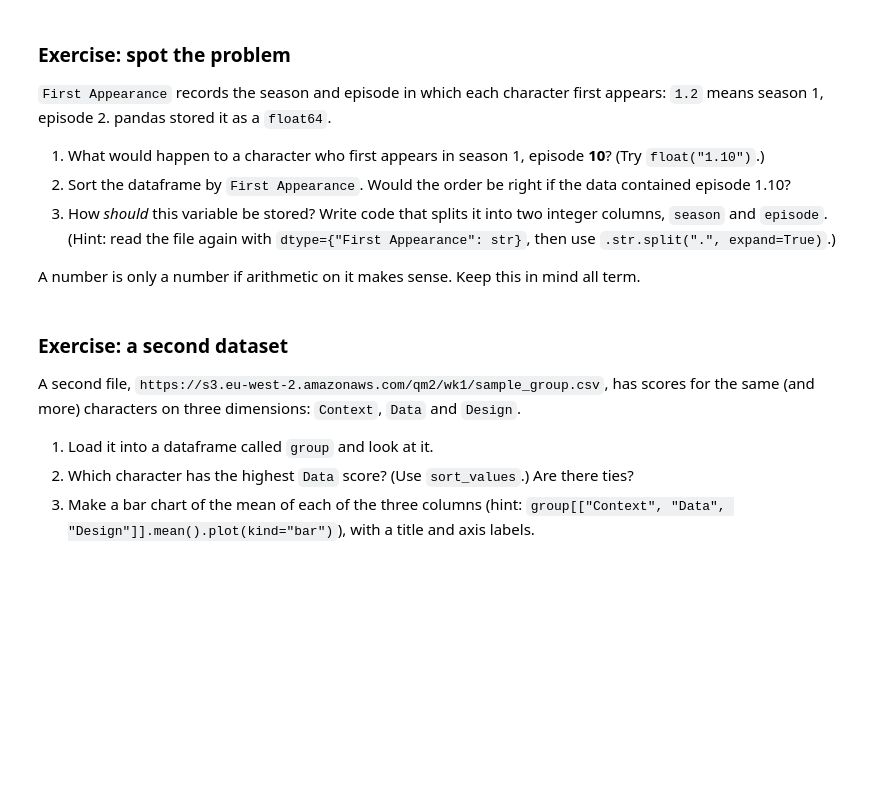
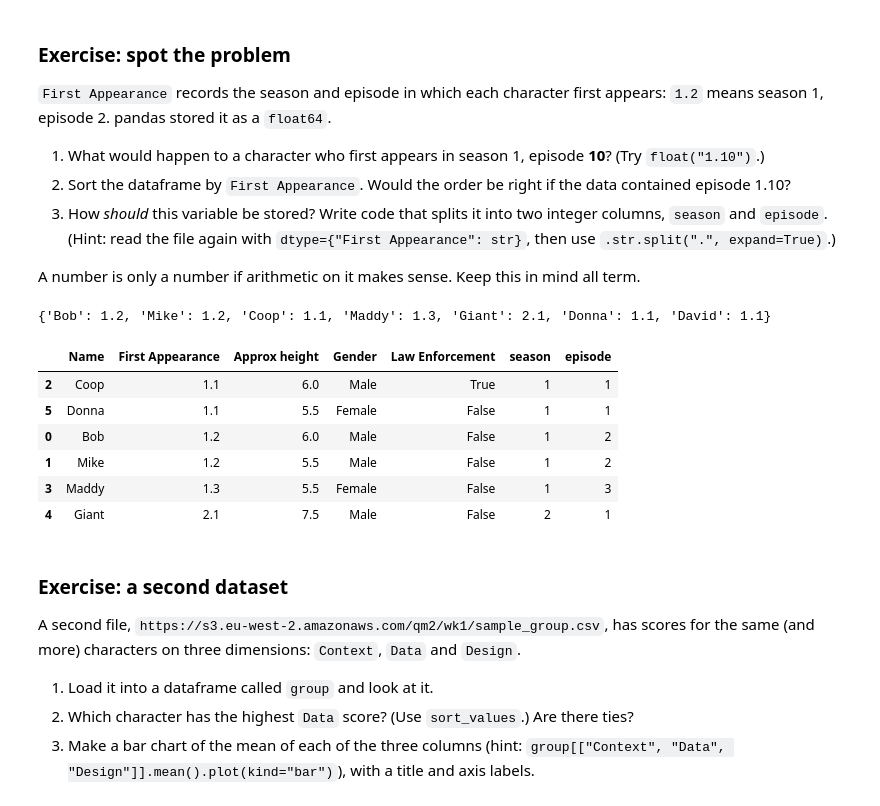
Before and after one commit to farahby25-hub/QM2, a Jupyter notebook: notebooks/W01. Python Recap.ipynb, the cells around one changed output. Saved outputs shown, nothing was run; the diff lists cells and outputs as text; code cells hidden in the pictures; blank space fills up the shorter version.

```diff
--- a/notebooks/W01. Python Recap.ipynb
+++ b/notebooks/W01. Python Recap.ipynb
@@ -128,0 +132,14 @@ Print (1) the third element of `heights`, and (2) the value in `first_appearance
+# %%
+# Restore the built-in print function if it was overridden
+try:
+    del print
+except NameError:
+    pass
+
+print(heights[2])
+print(first_appearance["Giant"])
+
+# Correctly add "Donna" to the dictionary
+first_appearance["Donna"] = 1.1
+
+print(first_appearance)
@@ -228,3 +252,25 @@ A number is only a number if arithmetic on it makes sense. Keep this in mind all
+# %%
+import pandas as pd
+data = pd.read_csv("https://s3.eu-west-2.amazonaws.com/qm2/wk1/data.csv", dtype=dtype_dict)
+
+first_appearance["David"] = float("1.10")
+print(first_appearance)
+data.sort_values(by="First Appearance")
+
+dtype_dict = {"First Appearance": str}
+data[["season", "episode"]] = data["First Appearance"].str.split(".", expand=True)
+
+data = data.sort_values(by=["season", "episode"], ascending=True)
+data
+# %% [output]
+{'Bob': 1.2, 'Mike': 1.2, 'Coop': 1.1, 'Maddy': 1.3, 'Giant': 2.1, 'Donna': 1.1, 'David': 1.1}
+|  | Name | First Appearance | Approx height | Gender | Law Enforcement | season | episode |
+| 2 | Coop | 1.1 | 6.0 | Male | True | 1 | 1 |
+| 5 | Donna | 1.1 | 5.5 | Female | False | 1 | 1 |
+| 0 | Bob | 1.2 | 6.0 | Male | False | 1 | 2 |
+| 1 | Mike | 1.2 | 5.5 | Male | False | 1 | 2 |
+| 3 | Maddy | 1.3 | 5.5 | Female | False | 1 | 3 |
+| 4 | Giant | 2.1 | 7.5 | Male | False | 2 | 1 |
 # %% [markdown]
 ### Exercise: a second dataset
 
```
Also changed, not shown: parts of 6 cells of this notebook.
